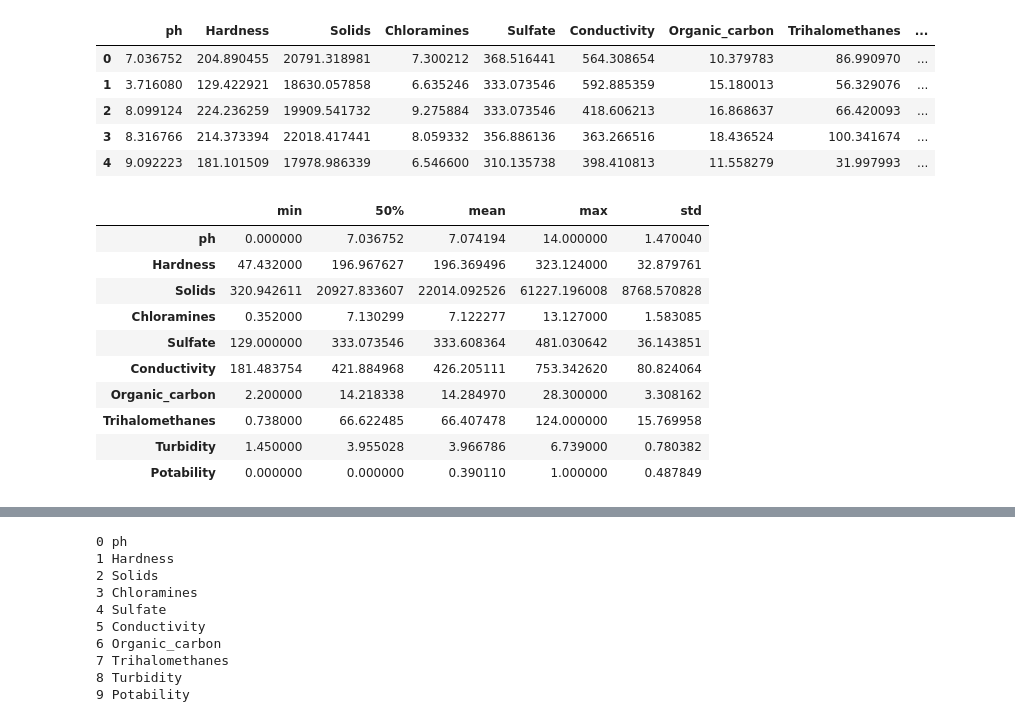
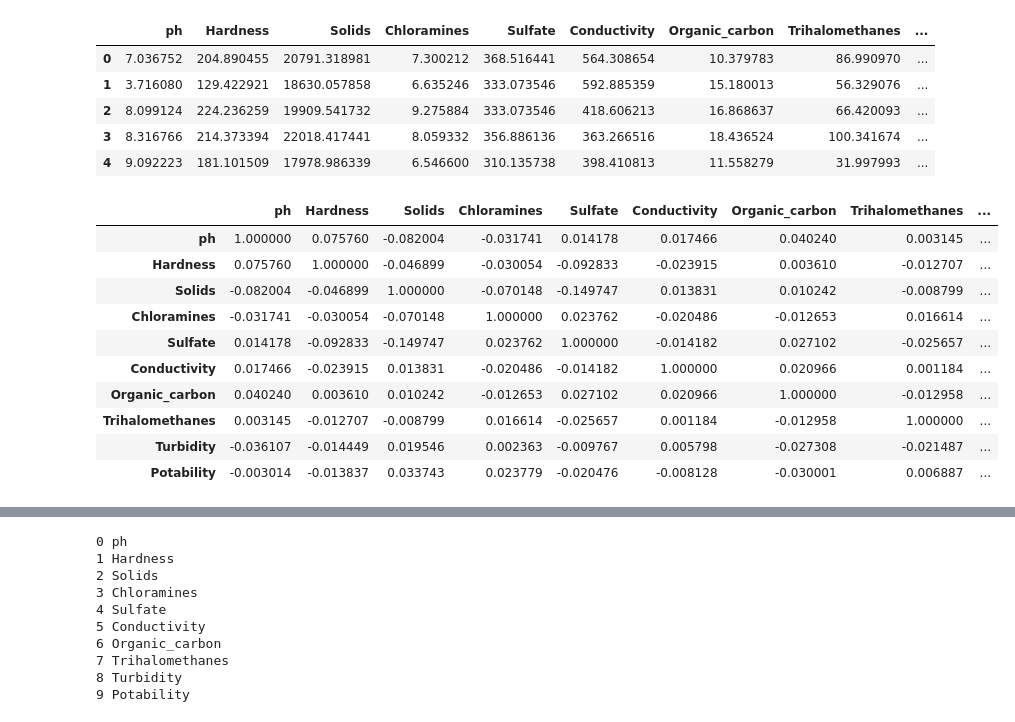
Before and after one commit to Diehgon/Curso-coderhouse-DS, a Jupyter notebook: 1° entrega.ipynb, the cells around one changed output, grey strips where cells are left out. Cells and saved outputs as stored; diff of their text form; code cells hidden in the pictures.

```diff
--- a/1° entrega.ipynb
+++ b/1° entrega.ipynb
@@ -140,17 +140,17 @@ df.head()
 | 2 | 8.099124 | 224.236259 | 19909.541732 | 9.275884 | 333.073546 | 418.606213 | 16.868637 | 66.420093 | ... |
 | 3 | 8.316766 | 214.373394 | 22018.417441 | 8.059332 | 356.886136 | 363.266516 | 18.436524 | 100.341674 | ... |
 | 4 | 9.092223 | 181.101509 | 17978.986339 | 6.546600 | 310.135738 | 398.410813 | 11.558279 | 31.997993 | ... |
-# %%
-df.describe().loc[['min', '50%', 'mean', 'max', 'std']].T.style.background_gradient(axis=1)
-# %% [output]
-|  | min | 50% | mean | max | std |
-| ph | 0.000000 | 7.036752 | 7.074194 | 14.000000 | 1.470040 |
-| Hardness | 47.432000 | 196.967627 | 196.369496 | 323.124000 | 32.879761 |
-| Solids | 320.942611 | 20927.833607 | 22014.092526 | 61227.196008 | 8768.570828 |
-| Chloramines | 0.352000 | 7.130299 | 7.122277 | 13.127000 | 1.583085 |
-| Sulfate | 129.000000 | 333.073546 | 333.608364 | 481.030642 | 36.143851 |
-| Conductivity | 181.483754 | 421.884968 | 426.205111 | 753.342620 | 80.824064 |
-| Organic_carbon | 2.200000 | 14.218338 | 14.284970 | 28.300000 | 3.308162 |
-| Trihalomethanes | 0.738000 | 66.622485 | 66.407478 | 124.000000 | 15.769958 |
-| Turbidity | 1.450000 | 3.955028 | 3.966786 | 6.739000 | 0.780382 |
-| Potability | 0.000000 | 0.000000 | 0.390110 | 1.000000 | 0.487849 |
+# %%
+df.corr()
+# %% [output]
+|  | ph | Hardness | Solids | Chloramines | Sulfate | Conductivity | Organic_carbon | Trihalomethanes | ... |
+| ph | 1.000000 | 0.075760 | -0.082004 | -0.031741 | 0.014178 | 0.017466 | 0.040240 | 0.003145 | ... |
+| Hardness | 0.075760 | 1.000000 | -0.046899 | -0.030054 | -0.092833 | -0.023915 | 0.003610 | -0.012707 | ... |
+| Solids | -0.082004 | -0.046899 | 1.000000 | -0.070148 | -0.149747 | 0.013831 | 0.010242 | -0.008799 | ... |
+| Chloramines | -0.031741 | -0.030054 | -0.070148 | 1.000000 | 0.023762 | -0.020486 | -0.012653 | 0.016614 | ... |
+| Sulfate | 0.014178 | -0.092833 | -0.149747 | 0.023762 | 1.000000 | -0.014182 | 0.027102 | -0.025657 | ... |
+| Conductivity | 0.017466 | -0.023915 | 0.013831 | -0.020486 | -0.014182 | 1.000000 | 0.020966 | 0.001184 | ... |
+| Organic_carbon | 0.040240 | 0.003610 | 0.010242 | -0.012653 | 0.027102 | 0.020966 | 1.000000 | -0.012958 | ... |
+| Trihalomethanes | 0.003145 | -0.012707 | -0.008799 | 0.016614 | -0.025657 | 0.001184 | -0.012958 | 1.000000 | ... |
+| Turbidity | -0.036107 | -0.014449 | 0.019546 | 0.002363 | -0.009767 | 0.005798 | -0.027308 | -0.021487 | ... |
+| Potability | -0.003014 | -0.013837 | 0.033743 | 0.023779 | -0.020476 | -0.008128 | -0.030001 | 0.006887 | ... |
```
Also changed, not shown: parts of 8 cells of this notebook.
